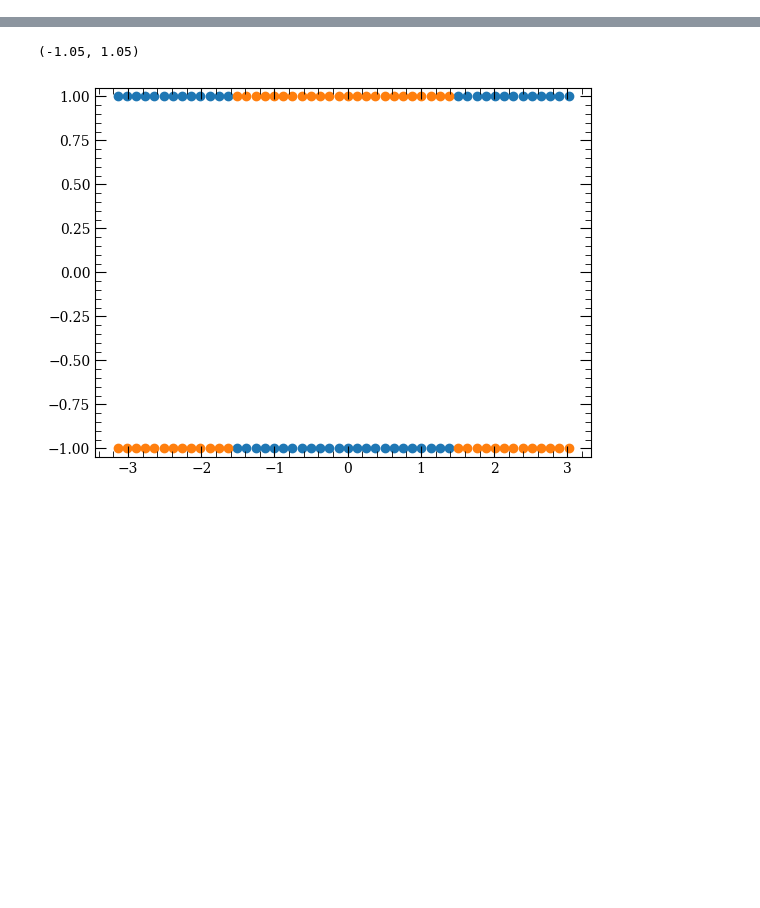
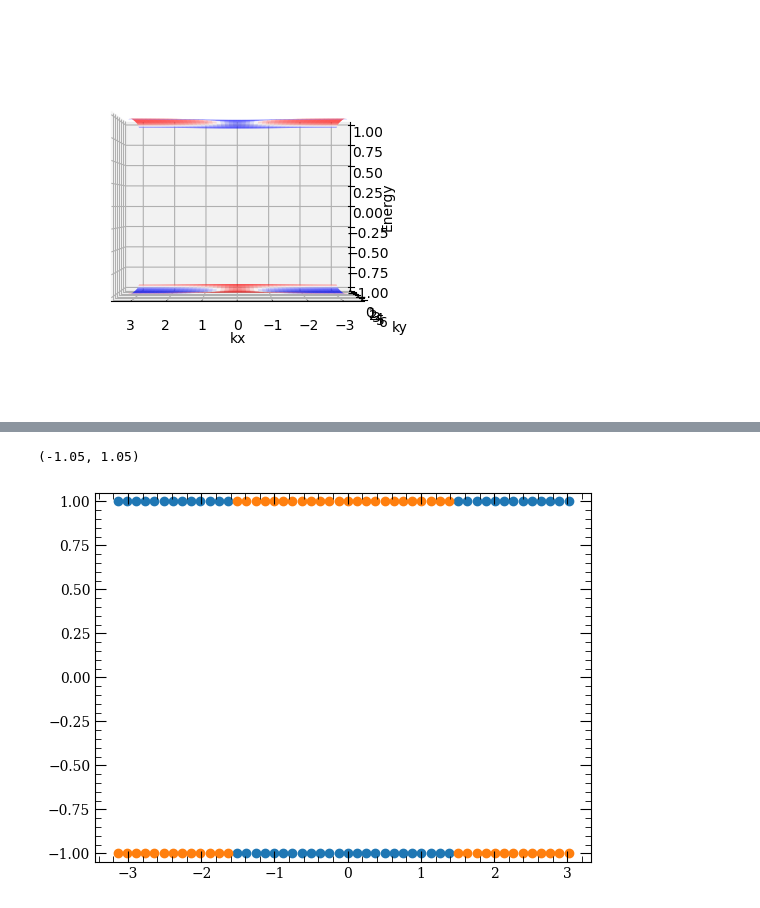
Before and after one commit to linxiaodong-lom/ChiralMagentEffect, a Jupyter notebook: 4DTIPUMPphase.ipynb, the cells around one changed output, grey strips where cells are left out. Drawn from its saved outputs; the diff is of its cells as text; code cells hidden in the pictures; blank space fills up the shorter version.

```diff
--- a/4DTIPUMPphase.ipynb
+++ b/4DTIPUMPphase.ipynb
@@ -193,0 +212,19 @@ E,V = np.linalg.eig(H)
+# %%
+KZ,T = np.meshgrid(kz,t,indexing='ij')
+fig = plt.figure()
+ax = fig.add_subplot(111, projection='3d')
+
+# 绘制3D能带图
+#ax.plot_surface(KZ, T, Eband[:,:,0], cmap='bwr')
+#ax.plot_surface(KZ, T, Eband[:,:,2], cmap='bwr')
+ax.plot_surface(KZ, T, Espin[:,:,0], cmap='bwr')
+ax.plot_surface(KZ, T, Espin[:,:,1], cmap='bwr')
+# 设置标签
+ax.set_xlabel('kx')
+ax.set_ylabel('ky')
+ax.set_zlabel('Energy')
+ax.view_init(elev=0,azim=90)
+# 显示图形
+plt.show()
+# %% [output]
+[figure, added]
```
Also changed, not shown: parts of 11 cells of this notebook.
